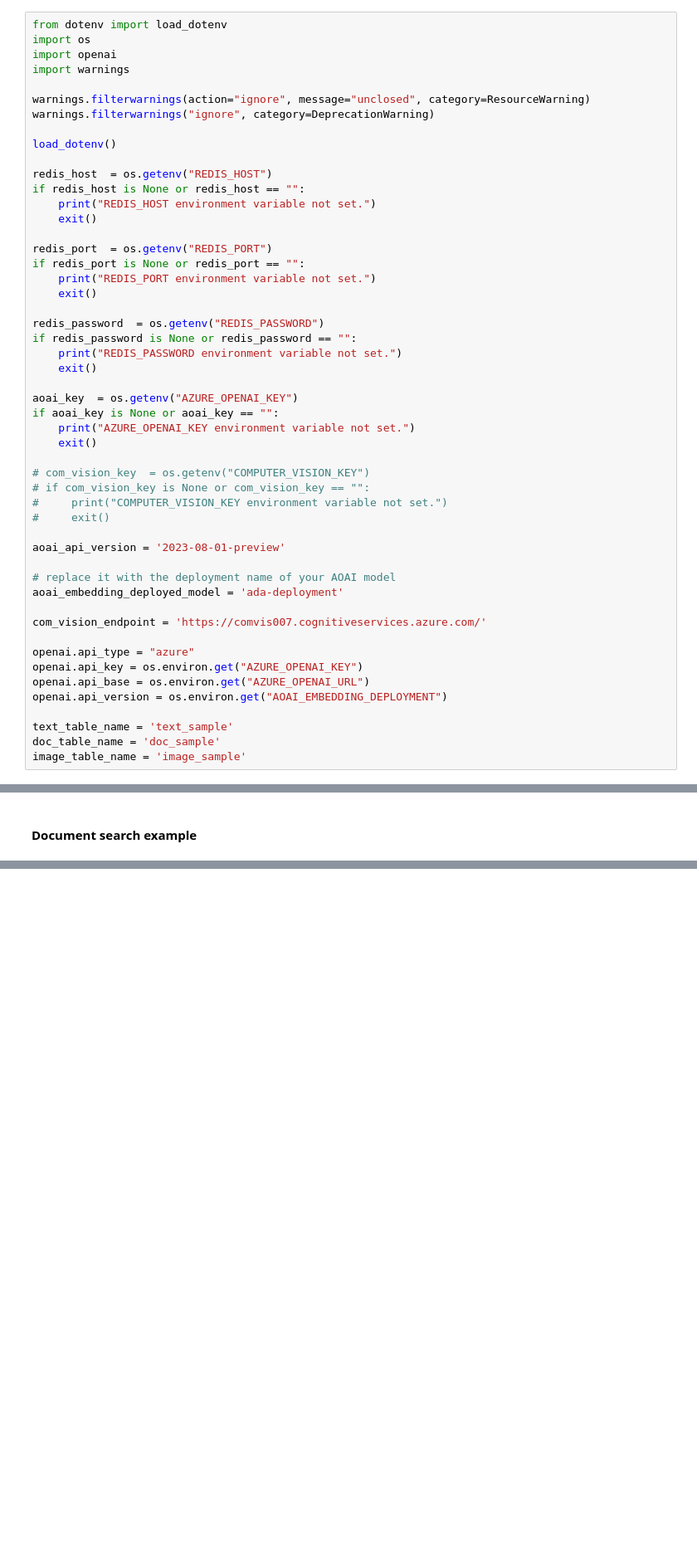
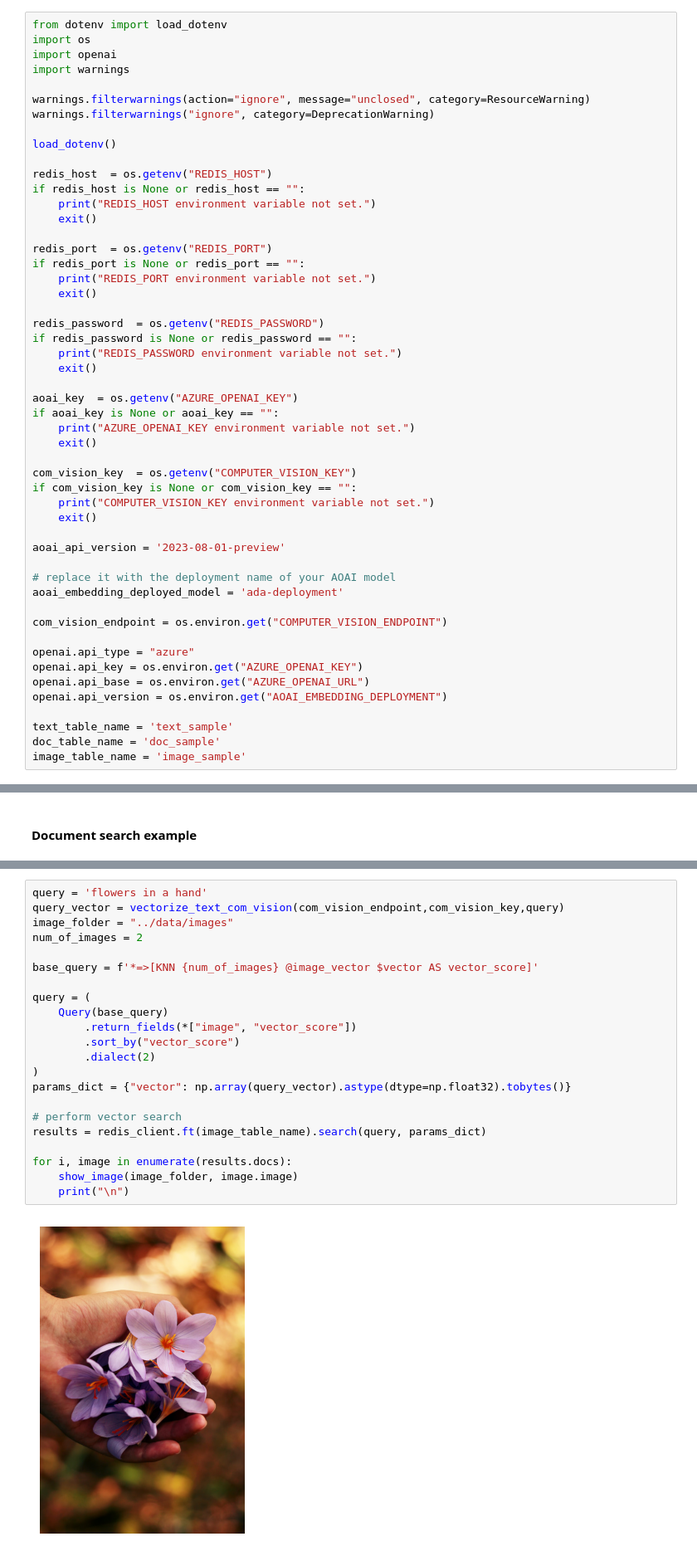
Before and after one commit to Azure-Samples/azure-vector-database-samples, a Jupyter notebook: azure_redis_cache/redis_vector_query.ipynb, the cells around one changed output, grey strips where cells are left out. Shown at 83% size. Drawn from its saved outputs; the diff is of its cells as text; blank space fills up the shorter version.

Commit message:
adding image search to the redis

```diff
--- a/azure_redis_cache/redis_vector_query.ipynb
+++ b/azure_redis_cache/redis_vector_query.ipynb
@@ -33,17 +33,17 @@ if aoai_key is None or aoai_key == "":
     print("AZURE_OPENAI_KEY environment variable not set.")
     exit()
 
-# com_vision_key  = os.getenv("COMPUTER_VISION_KEY")
-# if com_vision_key is None or com_vision_key == "":
-#     print("COMPUTER_VISION_KEY environment variable not set.")
-#     exit()
+com_vision_key  = os.getenv("COMPUTER_VISION_KEY")
+if com_vision_key is None or com_vision_key == "":
+    print("COMPUTER_VISION_KEY environment variable not set.")
+    exit()
 
 aoai_api_version = '2023-08-01-preview'
 
 # replace it with the deployment name of your AOAI model
 aoai_embedding_deployed_model = 'ada-deployment'
 
-com_vision_endpoint = 'https://comvis007.cognitiveservices.azure.com/'
+com_vision_endpoint = os.environ.get("COMPUTER_VISION_ENDPOINT")
 
 openai.api_type = "azure"
 openai.api_key = os.environ.get("AZURE_OPENAI_KEY")
@@ -199,0 +191,24 @@ def show_image(image_folder, image):
+# %%
+query = 'flowers in a hand'
+query_vector = vectorize_text_com_vision(com_vision_endpoint,com_vision_key,query)
+image_folder = "../data/images"
+num_of_images = 2
+
+base_query = f'*=>[KNN {num_of_images} @image_vector $vector AS vector_score]'
+
+query = (
+    Query(base_query)
+        .return_fields(*["image", "vector_score"])
+        .sort_by("vector_score")
+        .dialect(2)
+)
+params_dict = {"vector": np.array(query_vector).astype(dtype=np.float32).tobytes()}
+
+# perform vector search
+results = redis_client.ft(image_table_name).search(query, params_dict)
+
+for i, image in enumerate(results.docs):
+    show_image(image_folder, image.image)
+    print("\n")
+# %% [output]
+[figure, added]
```
Also changed, not shown: parts of 9 cells of this notebook, 1 other file.
